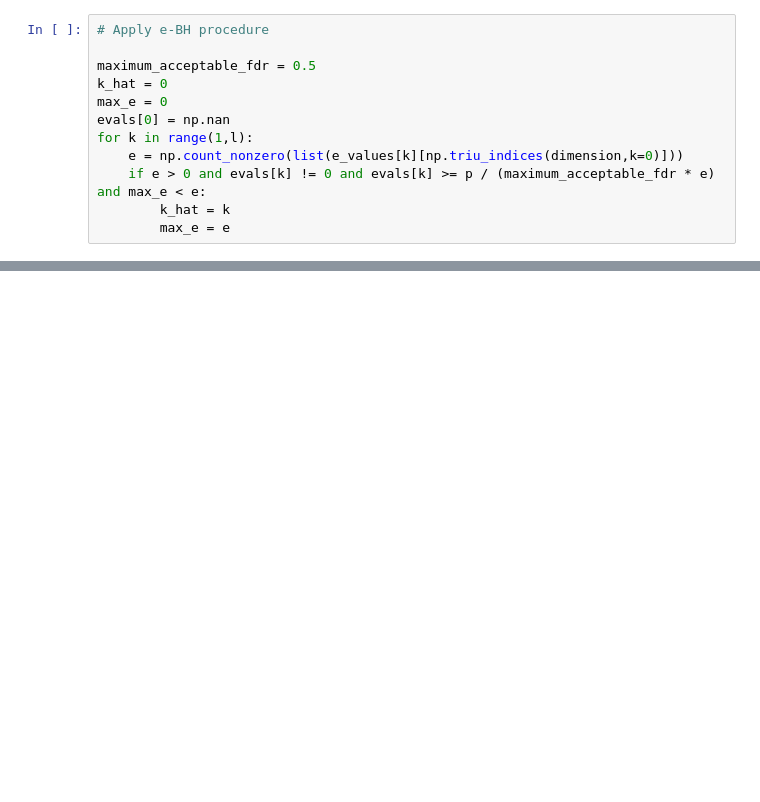
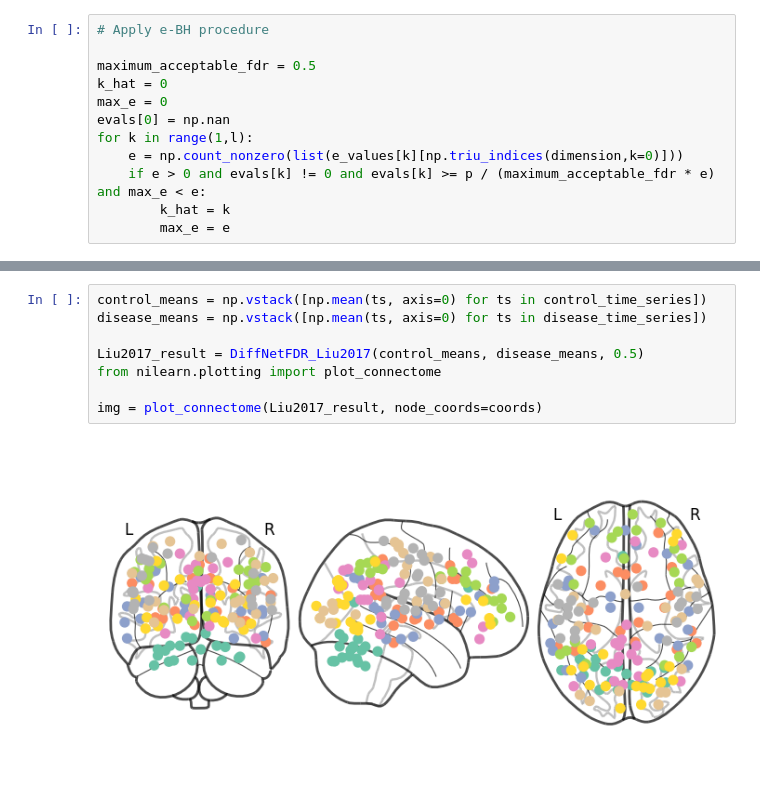
Before and after one commit to mojtabanikahd/DNetEx, a Jupyter notebook: fMRI_ABIDE/Real_data_experiment.ipynb, the cells around one changed output, grey strips where cells are left out. Cells and saved outputs as stored; diff of their text form; blank space fills up the shorter version.

```diff
--- a/fMRI_ABIDE/Real_data_experiment.ipynb
+++ b/fMRI_ABIDE/Real_data_experiment.ipynb
@@ -231 +288,11 @@ def DNetFinder_Liu2017(XA, XB, alpha):
+# %%
+control_means = np.vstack([np.mean(ts, axis=0) for ts in control_time_series])
+disease_means = np.vstack([np.mean(ts, axis=0) for ts in disease_time_series])
+
+Liu2017_result = DiffNetFDR_Liu2017(control_means, disease_means, 0.5)
+from nilearn.plotting import plot_connectome
+
+img = plot_connectome(Liu2017_result, node_coords=coords)
+# %% [output]
+[figure, added]
 # %%
```
Also changed, not shown: parts of 12 cells of this notebook, 1 other file.
